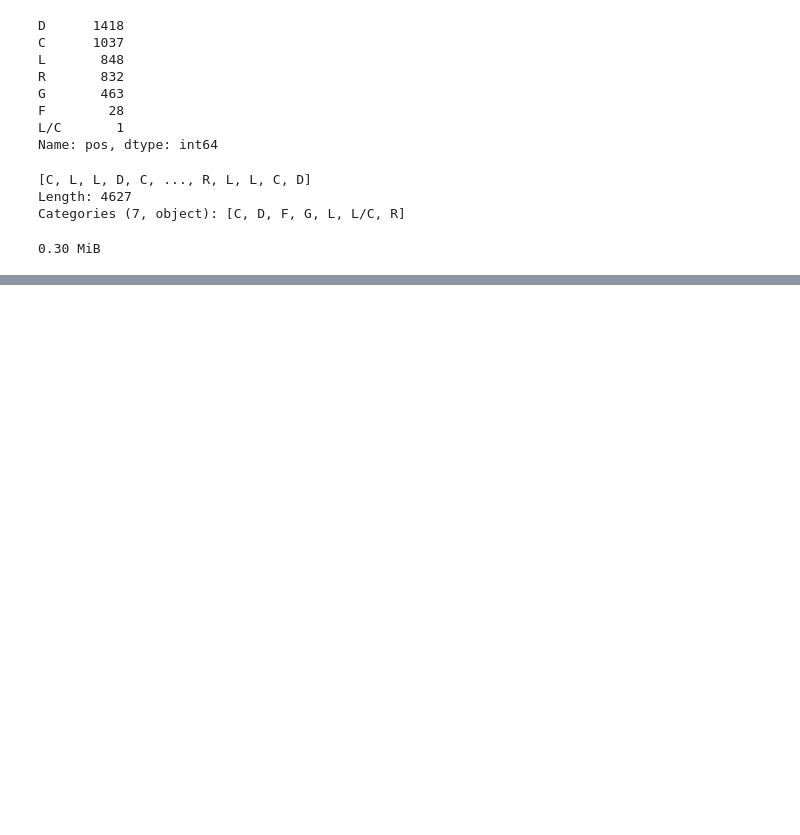
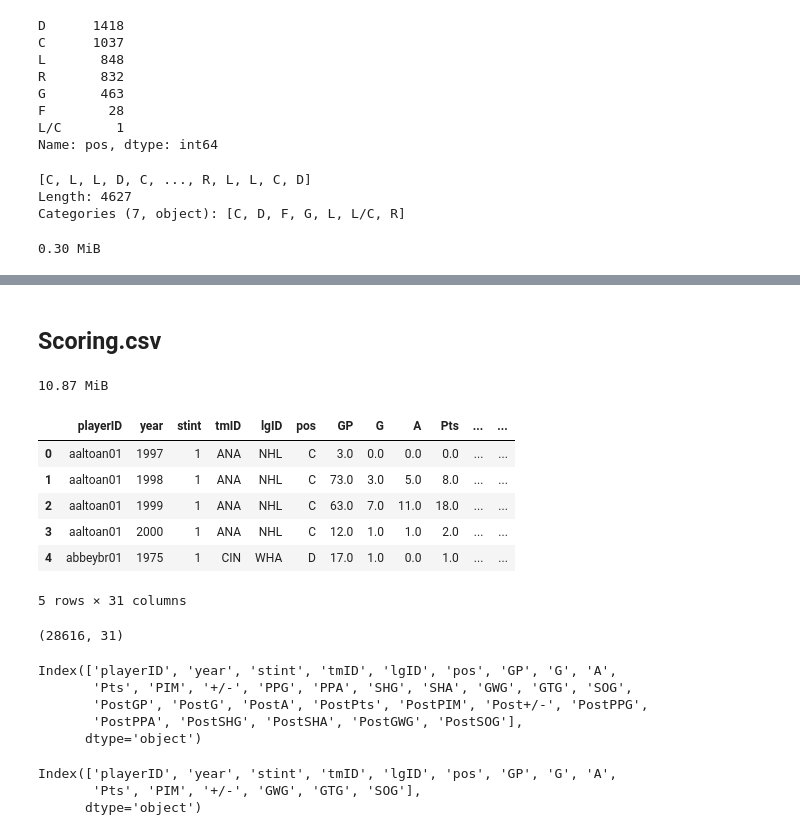
Before and after one commit to agu3rra/mynotes, a Jupyter notebook: DataAnalytics/advanced-pandas/main.ipynb, the cells around one changed output, grey strips where cells are left out. Cells and saved outputs as stored; diff of their text form; code cells hidden in the pictures; blank space fills up the shorter version.

```diff
--- a/DataAnalytics/advanced-pandas/main.ipynb
+++ b/DataAnalytics/advanced-pandas/main.ipynb
@@ -125,0 +144,39 @@ mem_mib(master)
+# %% [markdown]
+## Scoring.csv
+# %%
+scoring = pd.read_csv(os.path.join("data", "Scoring.csv"))
+mem_mib(scoring)
+scoring.shape
+scoring.head()
+# %% [output]
+10.87 MiB
+|  | playerID | year | stint | tmID | lgID | pos | GP | G | A | Pts | ... | ... |
+| 0 | aaltoan01 | 1997 | 1 | ANA | NHL | C | 3.0 | 0.0 | 0.0 | 0.0 | ... | ... |
+| 1 | aaltoan01 | 1998 | 1 | ANA | NHL | C | 73.0 | 3.0 | 5.0 | 8.0 | ... | ... |
+| 2 | aaltoan01 | 1999 | 1 | ANA | NHL | C | 63.0 | 7.0 | 11.0 | 18.0 | ... | ... |
+| 3 | aaltoan01 | 2000 | 1 | ANA | NHL | C | 12.0 | 1.0 | 1.0 | 2.0 | ... | ... |
+| 4 | abbeybr01 | 1975 | 1 | CIN | WHA | D | 17.0 | 1.0 | 0.0 | 1.0 | ... | ... |
+5 rows × 31 columns
+# %%
+def recent_nhl_only(df):
+    return df[(df['lgID']=='NHL') &
+              (df['year'] >= 1980)]
+scoring = recent_nhl_only(scoring)
+scoring.shape
+# %% [output]
+(28616, 31)
+# %%
+scoring.columns
+# %% [output]
+Index(['playerID', 'year', 'stint', 'tmID', 'lgID', 'pos', 'GP', 'G', 'A',
+       'Pts', 'PIM', '+/-', 'PPG', 'PPA', 'SHG', 'SHA', 'GWG', 'GTG', 'SOG',
+       'PostGP', 'PostG', 'PostA', 'PostPts', 'PostPIM', 'Post+/-', 'PostPPG',
+       'PostPPA', 'PostSHG', 'PostSHA', 'PostGWG', 'PostSOG'],
+      dtype='object')
+# %%
+scoring = scoring.filter(regex="^(?!(Post|PP|SH)).*")
+scoring.columns
+# %% [output]
+Index(['playerID', 'year', 'stint', 'tmID', 'lgID', 'pos', 'GP', 'G', 'A',
+       'Pts', 'PIM', '+/-', 'GWG', 'GTG', 'SOG'],
+      dtype='object')
```
Also changed, not shown: parts of 45 cells of this notebook, 26 other files.
